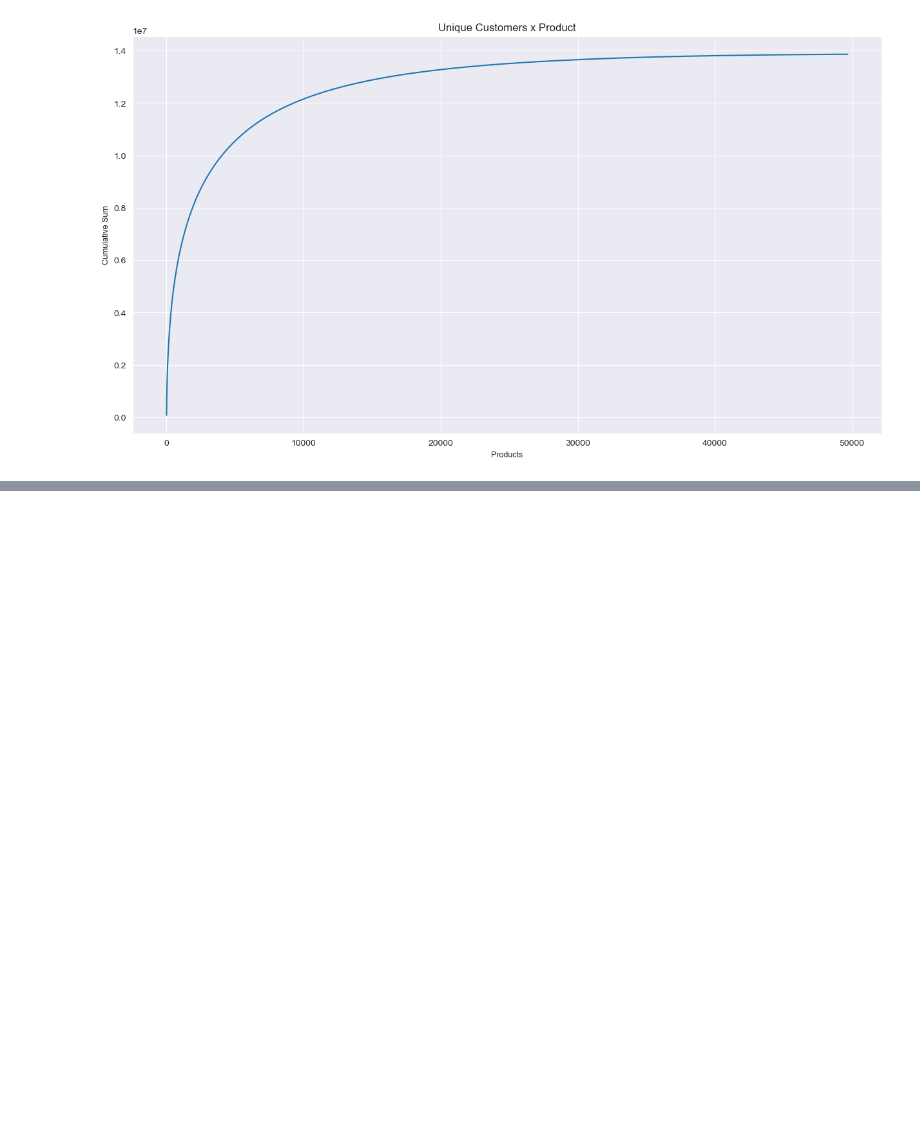
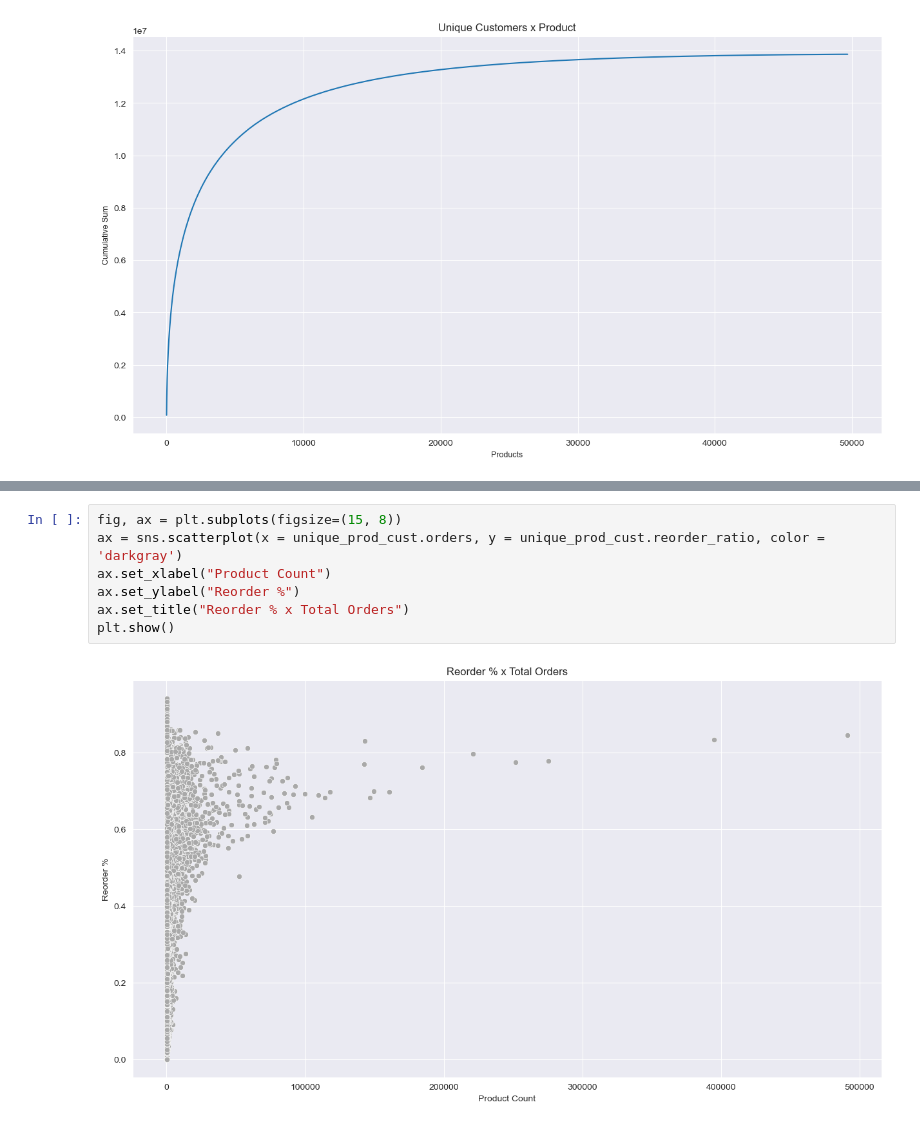
Before and after one commit to japoeder/Basket-Analysis, a Jupyter notebook: 1) EDA.ipynb, the cells around one changed output, grey strips where cells are left out. Drawn from its saved outputs; the diff is of its cells as text; blank space fills up the shorter version.

```diff
--- a/1) EDA.ipynb
+++ b/1) EDA.ipynb
@@ -385,0 +395,9 @@ plt.show()
+# %%
+fig, ax = plt.subplots(figsize=(15, 8))
+ax = sns.scatterplot(x = unique_prod_cust.orders, y = unique_prod_cust.reorder_ratio, color = 'darkgray')
+ax.set_xlabel("Product Count")
+ax.set_ylabel("Reorder %")
+ax.set_title("Reorder % x Total Orders")
+plt.show()
+# %% [output]
+[figure, added]
```
Also changed, not shown: parts of 12 cells of this notebook.
